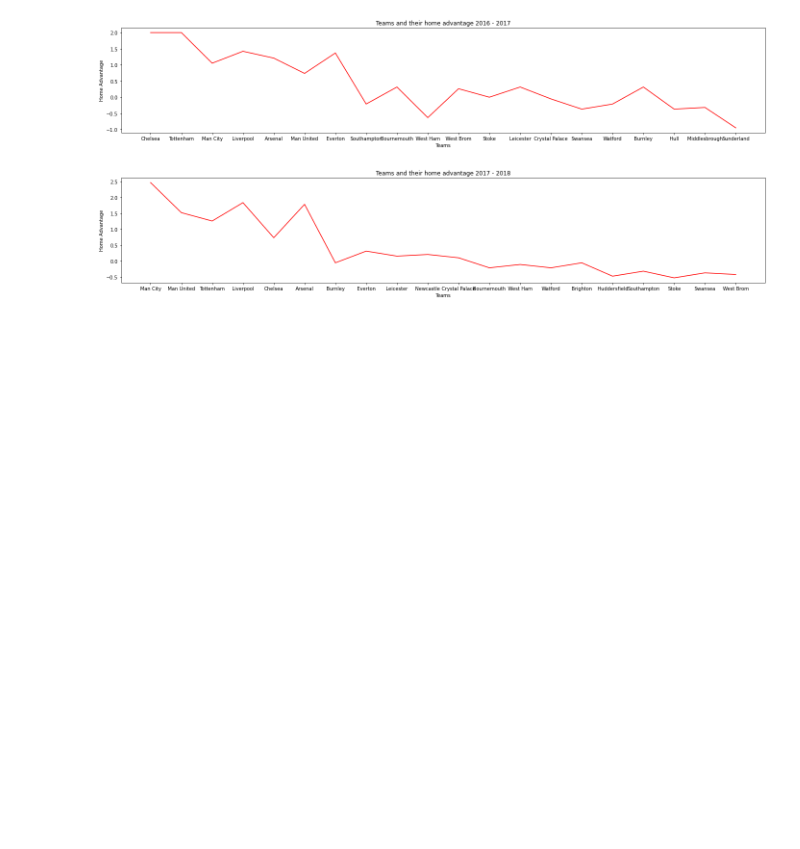
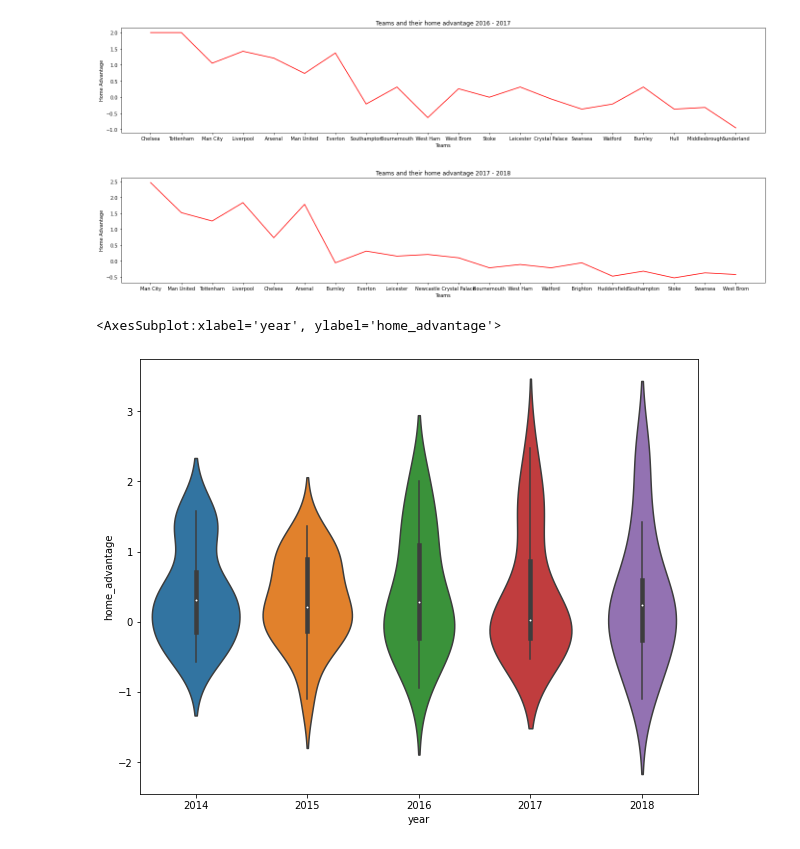
Before and after one commit to vsehgal1/320Final, a Jupyter notebook: 320Final_Project.ipynb, the cells around one changed output. Cells and saved outputs as stored; diff of their text form; code cells hidden in the pictures; blank space fills up the shorter version.

Commit message:
violin plots added

```diff
--- a/320Final_Project.ipynb
+++ b/320Final_Project.ipynb
@@ -277,3 +277,15 @@ for ind, val in enumerate(lst):
 [figure]
 [figure]
 [figure]
+# %%
+combined_table = pd.concat([epl_table1415, epl_table1516, epl_table1617, epl_table1718, epl_table1819], axis=0)
+# %%
+increments = ['2014', '2015', '2016', '2017', '2018']
+table_five_years = combined_table.loc[combined_table['year'].isin(increments)]
+table_five_years
+fig, ax = plt.subplots()
+fig.set_size_inches(10, 8)
+sns.violinplot(ax=ax, x=table_five_years['year'], y=table_five_years['home_advantage'])
+# %% [output]
+<AxesSubplot:xlabel='year', ylabel='home_advantage'>
+[figure, added]
```
